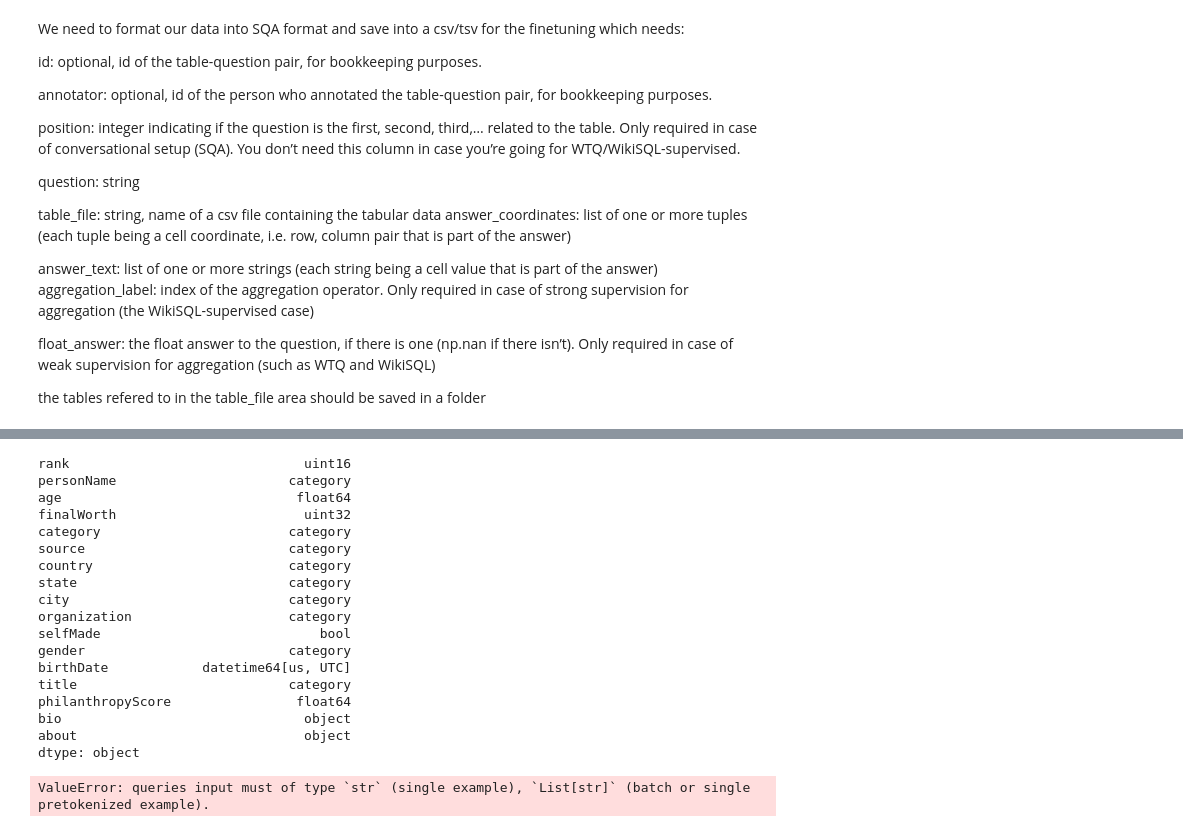
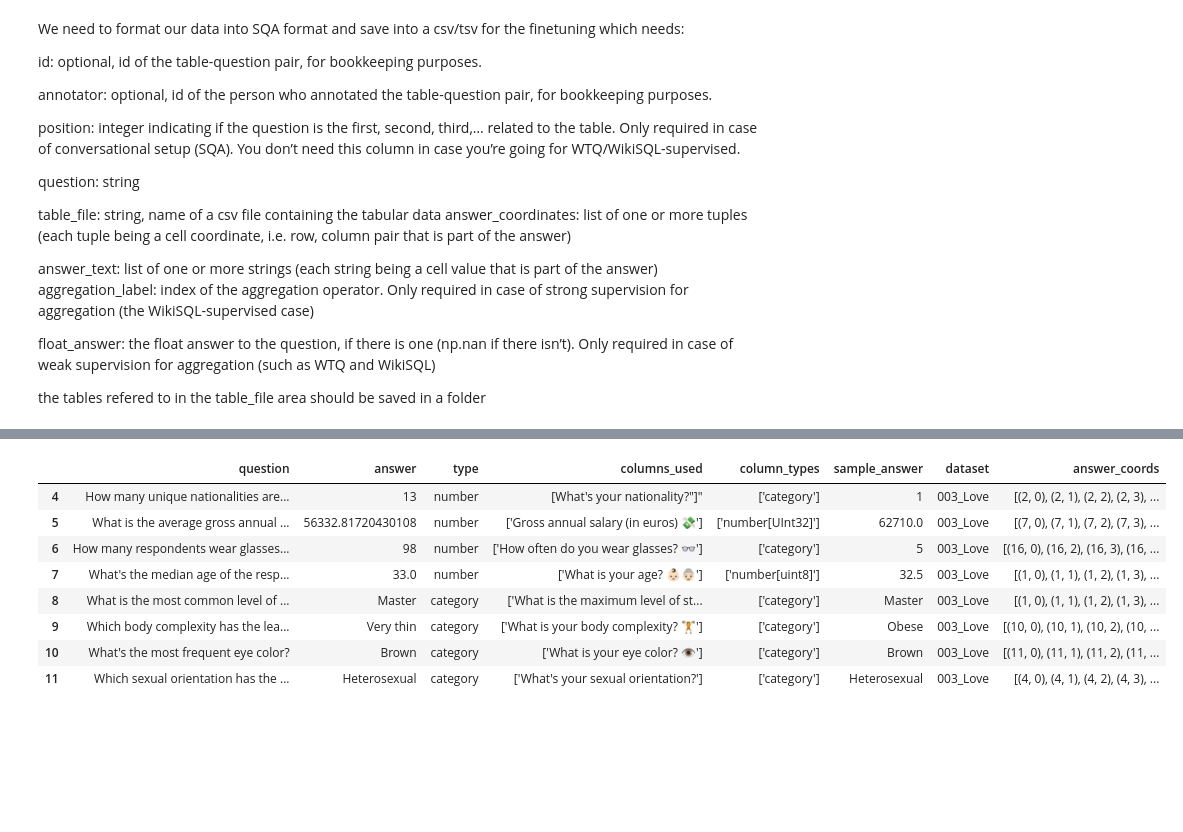
Before and after one commit to clouchheim/Tabular_Data_QA, a Jupyter notebook: data/create_sqa_data.ipynb, the cells around one changed output, grey strips where cells are left out. Saved outputs shown, nothing was run; the diff lists cells and outputs as text; code cells hidden in the pictures; blank space fills up the shorter version.

```diff
--- a/data/create_sqa_data.ipynb
+++ b/data/create_sqa_data.ipynb
@@ -96,25 +84,25 @@ See the caveats in the documentation: https://pandas.pydata.org/pandas-docs/stab
-# %%
-# this table now has the correct data (along with the data) to have inputs
-forbes_qa_num = forbes_qa_num.astype(str)
-forbes_qa_num['question'] = forbes_qa_num['question'].astype(str)
-forbes_qa_num.dtypes
-#forbes_qa_num
-# %% [output]
-rank                              uint16
-personName                      category
-age                              float64
-finalWorth                        uint32
-category                        category
-source                          category
-country                         category
-state                           category
-city                            category
-organization                    category
-selfMade                            bool
-gender                          category
-birthDate            datetime64[us, UTC]
-title                           category
-philanthropyScore                float64
-bio                               object
-about                             object
-dtype: object
+# %%
+# assign all of the qa tables
+# for each need to manually assing the answer coordinate to each qa row
+love_qa = qa_dict[df_ids[0]] # DONE
+data_qa = qa_dict[df_ids[1]]
+world_qa = qa_dict[df_ids[2]]
+predict_qa = qa_dict[df_ids[3]]
+joe_qa = qa_dict[df_ids[4]]
+emoji_qa = qa_dict[df_ids[5]]
+clustering_qa = qa_dict[df_ids[6]]
+# %%
+love_qa = love_qa[love_qa['type'] != 'boolean' ]
+love_qa = love_qa[love_qa['type'] != 'list[category]' ]
+love_qa = love_qa[love_qa['type'] != 'list[number]' ]
+love_qa
+# %% [output]
+|  | question | answer | type | columns_used | column_types | sample_answer | dataset | answer_coords |
+| 4 | How many unique nationalities are... | 13 | number | [What's your nationality?"]" | ['category'] | 1 | 003_Love | [(2, 0), (2, 1), (2, 2), (2, 3), ... |
+| 5 | What is the average gross annual ... | 56332.81720430108 | number | ['Gross annual salary (in euros) 💸'] | ['number[UInt32]'] | 62710.0 | 003_Love | [(7, 0), (7, 1), (7, 2), (7, 3), ... |
+| 6 | How many respondents wear glasses... | 98 | number | ['How often do you wear glasses? 👓'] | ['category'] | 5 | 003_Love | [(16, 0), (16, 2), (16, 3), (16, ... |
+| 7 | What's the median age of the resp... | 33.0 | number | ['What is your age? 👶🏻👵🏻'] | ['number[uint8]'] | 32.5 | 003_Love | [(1, 0), (1, 1), (1, 2), (1, 3), ... |
+| 8 | What is the most common level of ... | Master | category | ['What is the maximum level of st... | ['category'] | Master | 003_Love | [(1, 0), (1, 1), (1, 2), (1, 3), ... |
+| 9 | Which body complexity has the lea... | Very thin | category | ['What is your body complexity? 🏋️'] | ['category'] | Obese | 003_Love | [(10, 0), (10, 1), (10, 2), (10, ... |
+| 10 | What's the most frequent eye color? | Brown | category | ['What is your eye color? 👁️'] | ['category'] | Brown | 003_Love | [(11, 0), (11, 1), (11, 2), (11, ... |
+| 11 | Which sexual orientation has the ... | Heterosexual | category | ['What's your sexual orientation?'] | ['category'] | Heterosexual | 003_Love | [(4, 0), (4, 1), (4, 2), (4, 3), ... |
@@ -123,20 +274,9 @@ dtype: object
 model_name = "google/tapas-base"
 tokenizer = TapasTokenizer.from_pretrained(model_name)
 
-table = forbes_df
-queries = forbes_qa_num['question']
-answer_coords = forbes_qa_num['answer_coords']
-answer_text = forbes_qa_num['answer']
+test = qa_dict[df_ids[0]]
 
-inputs = tokenizer(
-    table = table,
-    queries = queries,
-    answer_coordinates = answer_coords,
-    answer_text = answer_text,
-    padding = "max_length",
-    return_tensors = "pt",
-)
-
-inputs
+table = love_df.astype(str)
+queries = list(test['question'])
+answer_coords = list(test['answer_coords'])
+answer_text = list(test['answer'])
-# %% [output]
-ValueError: queries input must of type `str` (single example), `List[str]` (batch or single pretokenized example).
```
Also changed, not shown: parts of 15 cells of this notebook.
